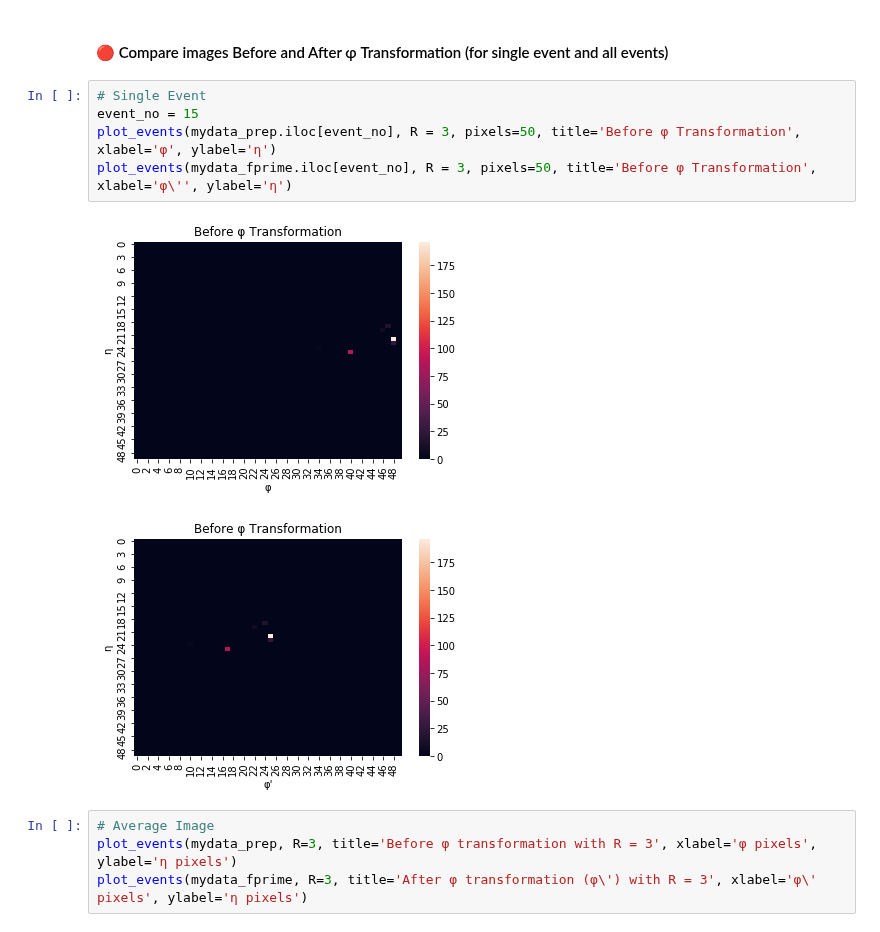
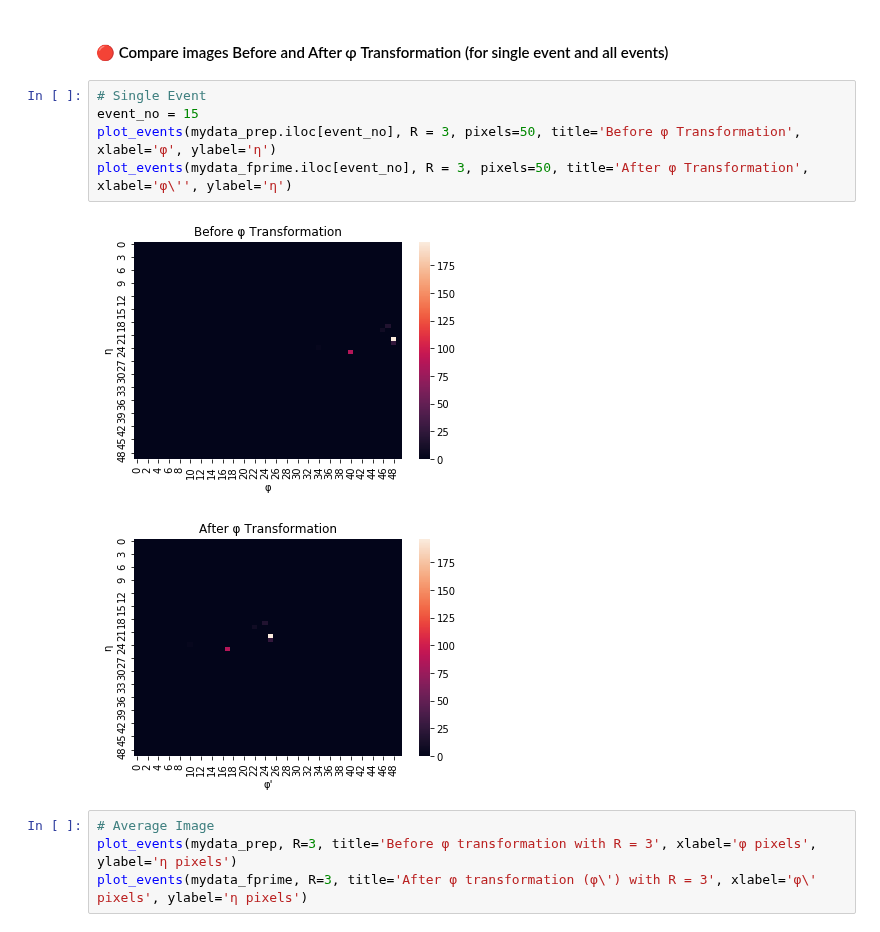
Before and after one commit to johngeorgousis/jet-classifier, a Jupyter notebook: MAIN.ipynb, the cells around one changed output. Saved outputs shown, nothing was run; the diff lists cells and outputs as text.

```diff
--- a/MAIN.ipynb
+++ b/MAIN.ipynb
@@ -559,11 +559,11 @@ Time taken: 82.06s
 # %%
 # Single Event
 event_no = 15
 plot_events(mydata_prep.iloc[event_no], R = 3, pixels=50, title='Before φ Transformation', xlabel='φ', ylabel='η')
-plot_events(mydata_fprime.iloc[event_no], R = 3, pixels=50, title='Before φ Transformation', xlabel='φ\'', ylabel='η')
+plot_events(mydata_fprime.iloc[event_no], R = 3, pixels=50, title='After φ Transformation', xlabel='φ\'', ylabel='η')
 # %% [output]
 [figure]
-[figure, old version]
+[figure, new version]
 # %%
 # Average Image
 plot_events(mydata_prep, R=3, title='Before φ transformation with R = 3', xlabel='φ pixels', ylabel='η pixels')
```
